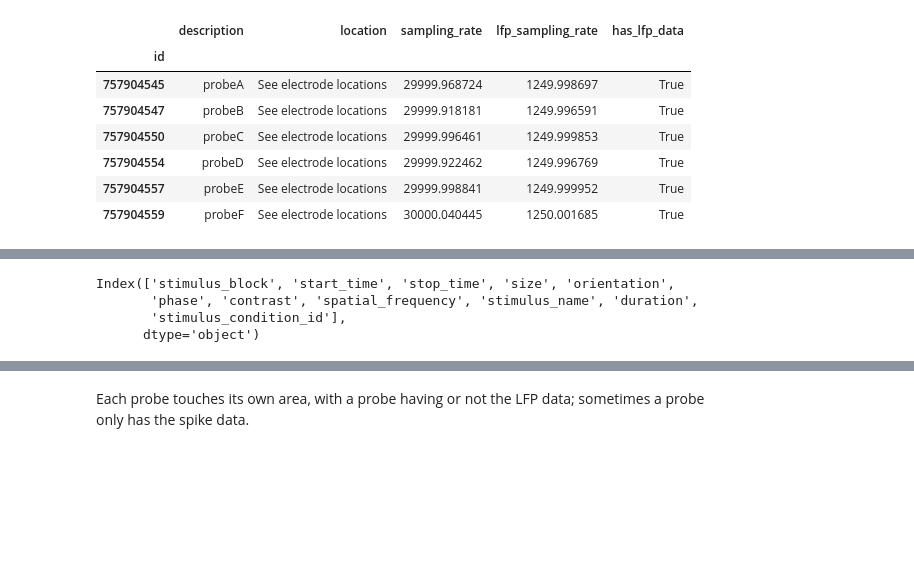
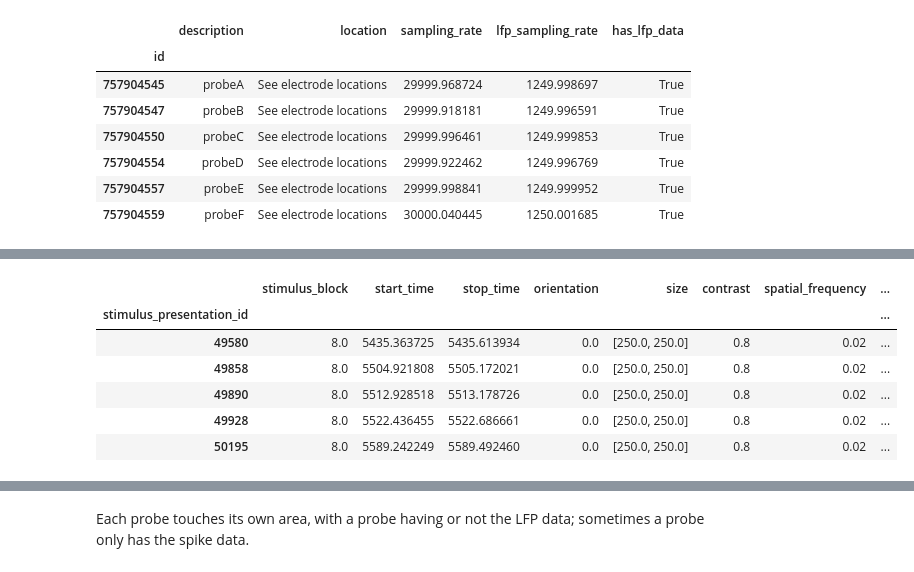
Before and after one commit to tebe-nigrelli/MMN-Group-Project, a Jupyter notebook: session_eda.ipynb, the cells around one changed output, grey strips where cells are left out. Drawn from its saved outputs; the diff is of its cells as text; code cells hidden in the pictures; blank space fills up the shorter version.

```diff
--- a/session_eda.ipynb
+++ b/session_eda.ipynb
@@ -40,7 +38,11 @@ table.head()
-# %%
-table.columns
-# %% [output]
-Index(['stimulus_block', 'start_time', 'stop_time', 'size', 'orientation',
-       'phase', 'contrast', 'spatial_frequency', 'stimulus_name', 'duration',
-       'stimulus_condition_id'],
-      dtype='object')
+# %%
+table_grouped = table.groupby(["spatial_frequency", "phase", "orientation", "size"])
+table_grouped.get_group((0.02, '0.0', 0.0, '[250.0, 250.0]')).head()
+# %% [output]
+|  | stimulus_block | start_time | stop_time | orientation | size | contrast | spatial_frequency | ... |
+| stimulus_presentation_id |  |  |  |  |  |  |  | ... |
+| 49580 | 8.0 | 5435.363725 | 5435.613934 | 0.0 | [250.0, 250.0] | 0.8 | 0.02 | ... |
+| 49858 | 8.0 | 5504.921808 | 5505.172021 | 0.0 | [250.0, 250.0] | 0.8 | 0.02 | ... |
+| 49890 | 8.0 | 5512.928518 | 5513.178726 | 0.0 | [250.0, 250.0] | 0.8 | 0.02 | ... |
+| 49928 | 8.0 | 5522.436455 | 5522.686661 | 0.0 | [250.0, 250.0] | 0.8 | 0.02 | ... |
+| 50195 | 8.0 | 5589.242249 | 5589.492460 | 0.0 | [250.0, 250.0] | 0.8 | 0.02 | ... |
```
Also changed, not shown: parts of 11 cells of this notebook.
